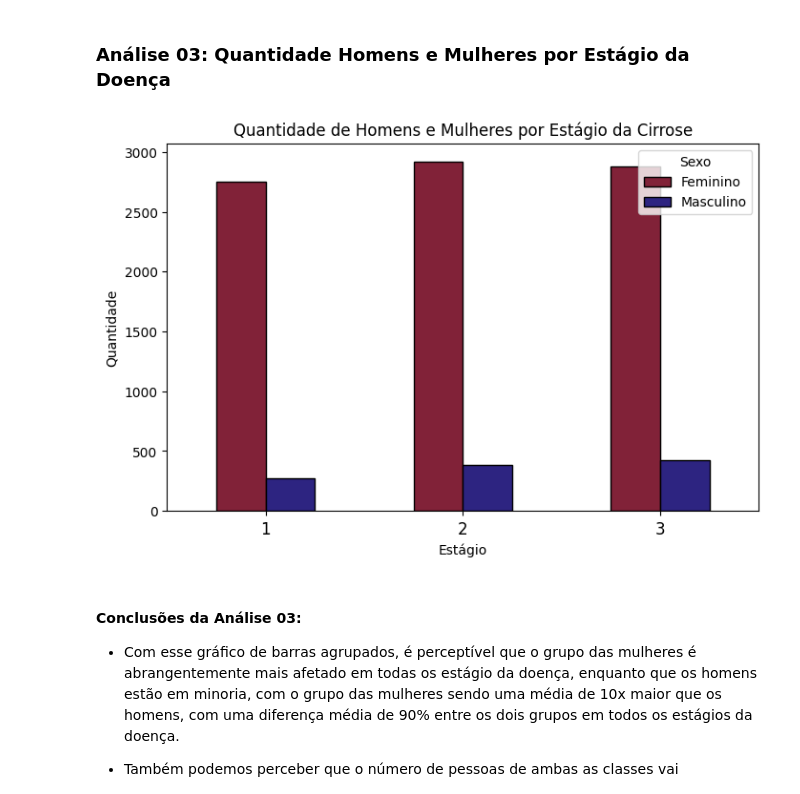
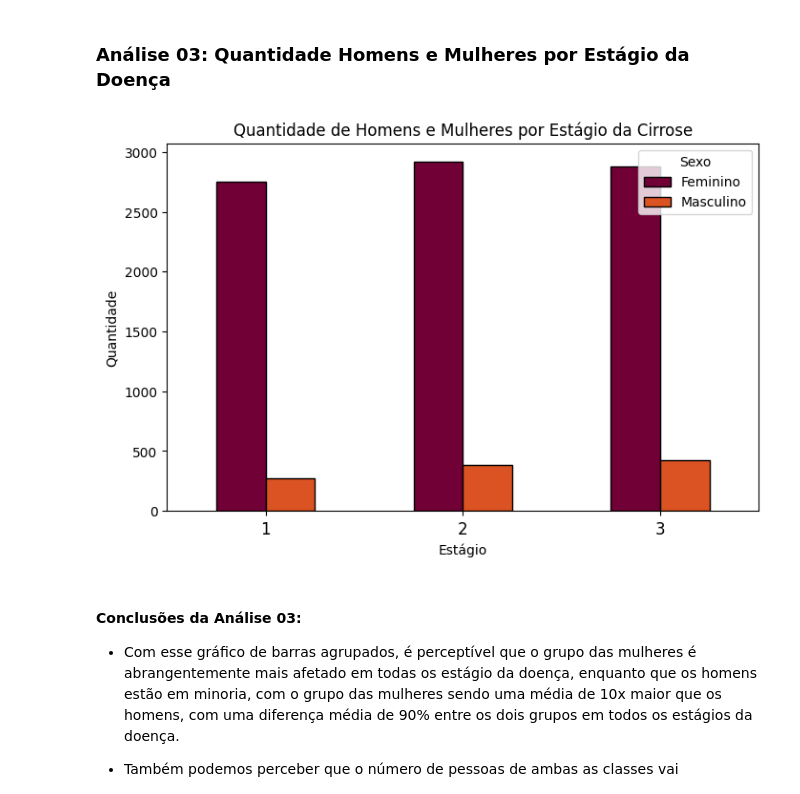
Before and after one commit to rodrigo0567/Cirrosifier-TRAINEES1, a Jupyter notebook: notebooks/eda_categoricos.ipynb, the cells around one changed output. Drawn from its saved outputs; the diff is of its cells as text; code cells hidden in the pictures.

```diff
--- a/notebooks/eda_categoricos.ipynb
+++ b/notebooks/eda_categoricos.ipynb
@@ -142,20 +142,20 @@ plt.show()
 # %%
 # Agrupando os dados
 grouped_data = df_cirrose.groupby(['Estágio', 'Sexo']).size().unstack()
 
 fig, ax = plt.subplots(figsize=(8, 5))
-colors = ['#812238', '#2d2481']
+colors = ['#710037', '#db5322']
 
 grouped_data.plot(kind='bar', ax=ax, color=colors, edgecolor='black')
 plt.title('Quantidade de Homens e Mulheres por Estágio da Cirrose')
 plt.xlabel('Estágio')
 plt.ylabel('Quantidade')
 plt.legend(title='Sexo', labels=['Feminino', 'Masculino'])
 ax.set_xticklabels(ax.get_xticklabels(), rotation=0, ha='center', fontsize=12)
 
 plt.show()
 # %% [output]
-[figure, old version]
+[figure, new version]
 # %% [markdown]
 #### Conclusões da Análise 03:
 * Com esse gráfico de barras agrupados, é perceptível que o grupo das mulheres é abrangentemente mais afetado em todas os estágio da doença, enquanto que os homens estão em minoria, com o grupo das mulheres sendo uma média de 10x maior que os homens, com uma diferença média de 90% entre os dois grupos em todos os estágios da doença.
```
